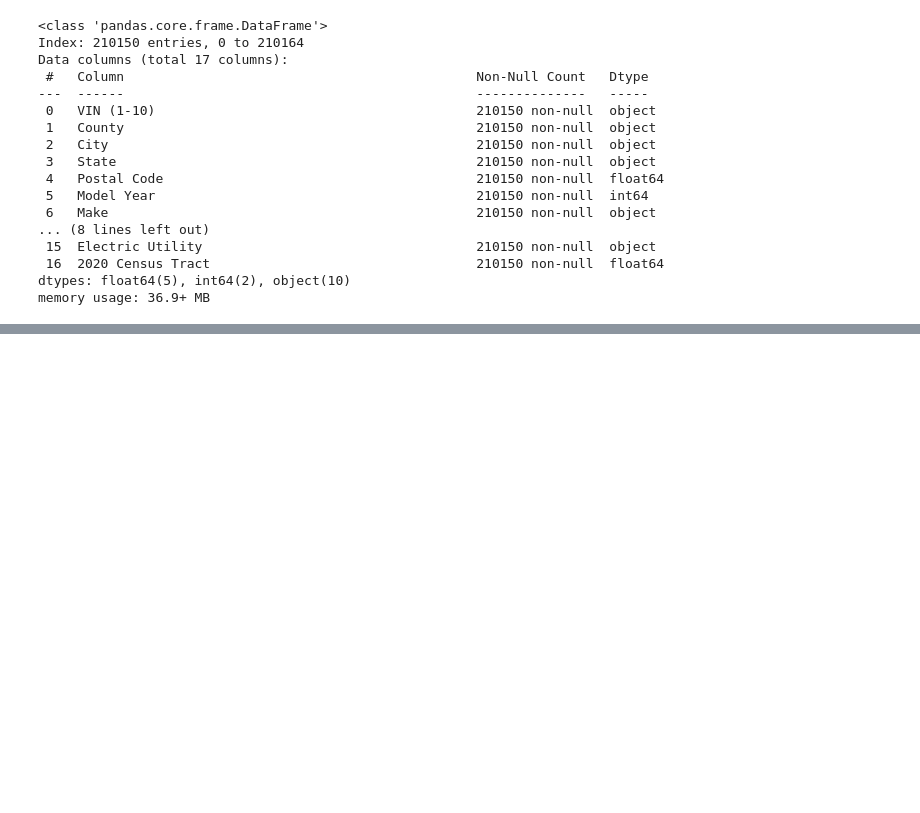
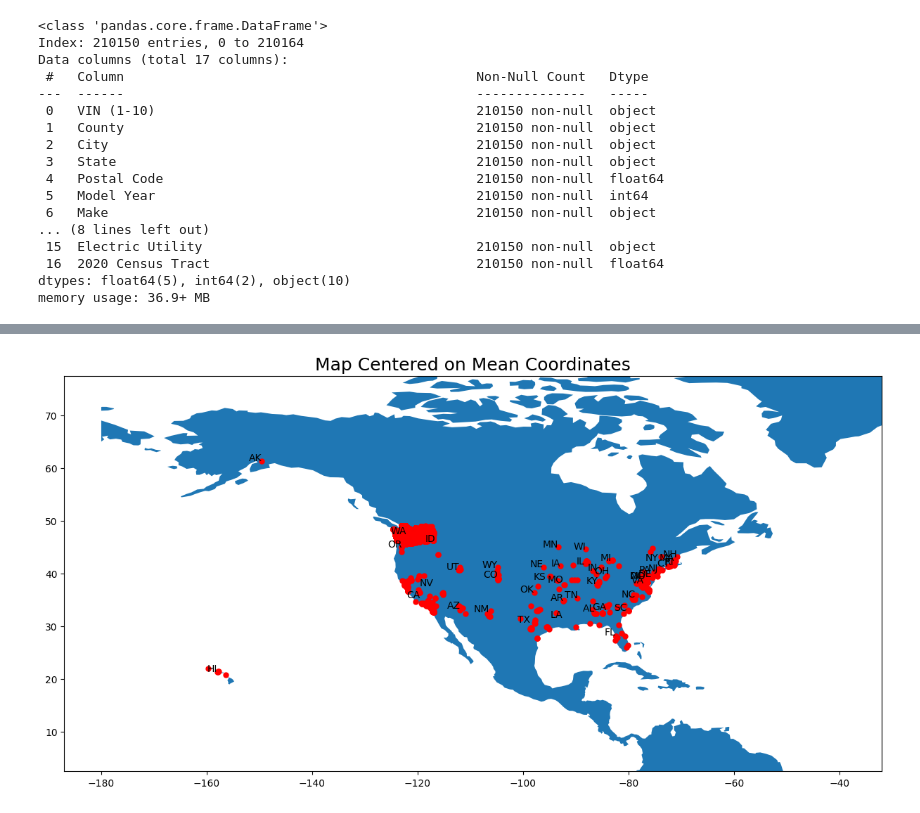
Before and after one commit to jaouni24/Preprocessing-for-Electric-Vehicle-Population-Dataset, a Jupyter notebook: Assiment_1_Machine_Learning.ipynb, the cells around one changed output, grey strips where cells are left out. Saved outputs shown, nothing was run; the diff lists cells and outputs as text; code cells hidden in the pictures; blank space fills up the shorter version.

```diff
--- a/Assiment_1_Machine_Learning.ipynb
+++ b/Assiment_1_Machine_Learning.ipynb
@@ -536,0 +502,13 @@ memory usage: 41.7 MB
+# %%
+# Step 1: Extract Longitude and Latitude from 'Vehicle Location'
+df[['Longitude', 'Latitude']] = (
+    df['Vehicle Location']
+    .str.extract(r'POINT \((-?\d+\.\d+) (-?\d+\.\d+)\)')
+    .astype(float)  # Convert to float type
+)
+
+# Step 2: Drop the 'Vehicle Location' feature
+df = df.drop(columns=['Vehicle Location'])
+
+# Display the updated dataframe
+print(df)
@@ -536,0 +554,44 @@ memory usage: 41.7 MB
+# %%
+import pandas as pd
+from shapely.geometry import Point
+import geopandas as gpd
+from geopandas import GeoDataFrame
+import geodatasets
+import matplotlib.pyplot as plt
+
+# Assuming df is already defined with 'Longitude', 'Latitude', and 'State' columns
+geometry = [Point(xy) for xy in zip(df['Longitude'], df['Latitude'])]
+gdf = GeoDataFrame(df, geometry=geometry)
+
+# Load the world map data
+world = gpd.read_file(geodatasets.data.naturalearth.land['url'])
+
+# Calculate the mean longitude and latitude
+mean_longitude = df['Longitude'].mean()
+mean_latitude = df['Latitude'].mean()
+
+# Create the plot with increased figure size
+ax = world.plot(figsize=(15, 10))  # Increased size for better visibility
+
+# Plot the GeoDataFrame points
+gdf.plot(ax=ax, marker='o', color='red', markersize=25)  # Increased markersize
+
+# Set the x and y limits to center the map around the mean coordinates
+ax.set_xlim(mean_longitude - 65, mean_longitude + 90)  # Expanded limits
+ax.set_ylim(mean_latitude - 45, mean_latitude + 30)    # Expanded limits
+
+# Optionally, add a title
+ax.set_title('Map Centered on Mean Coordinates', fontsize=18)
+
+# Annotate the map with distinct state names
+# Get unique states with their mean coordinates
+unique_states = df.groupby('State').agg({'Longitude': 'mean', 'Latitude': 'mean'}).reset_index()
+
+# Add state names to the plot
+for idx, row in unique_states.iterrows():
+    ax.text(row['Longitude'], row['Latitude'], row['State'], fontsize=10, ha='right')
+
+# Show the plot
+plt.show()
+# %% [output]
+[figure, added]
```
Also changed, not shown: parts of 50 cells of this notebook.
